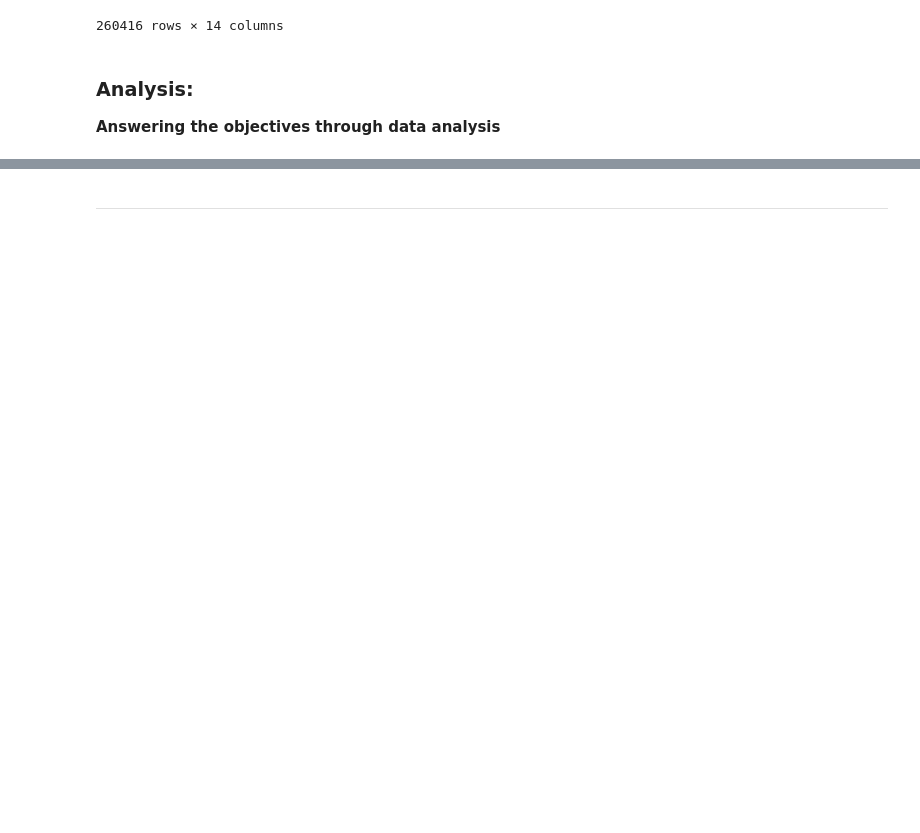
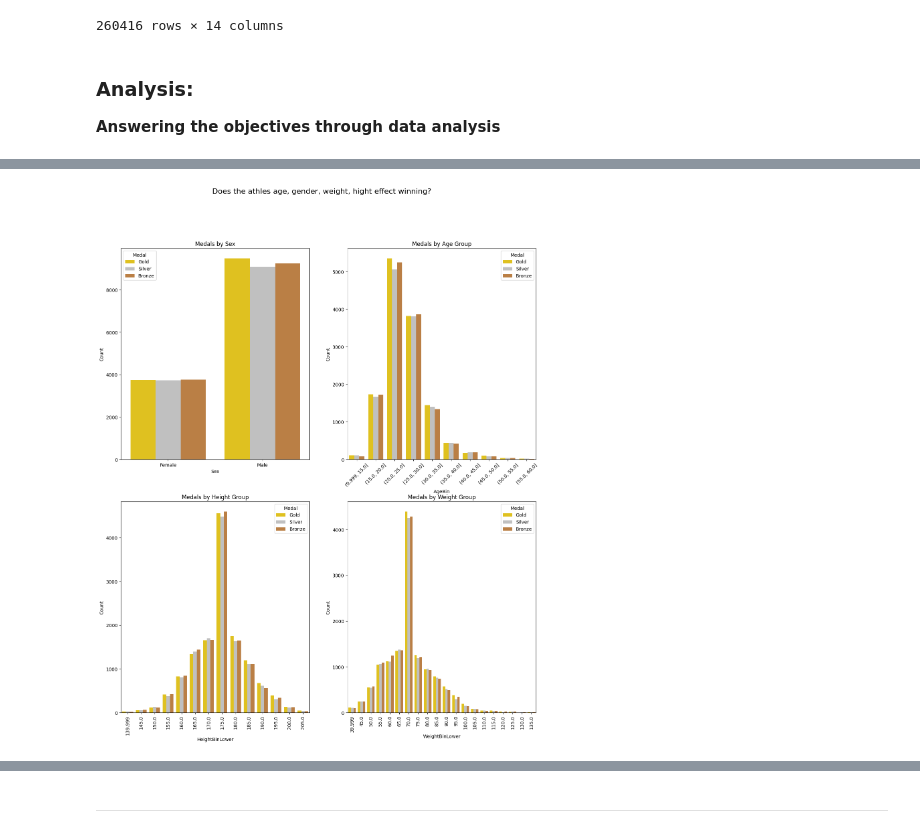
Before and after one commit to Yaqeenalsari/projecr2-Olympics, a Jupyter notebook: eda_template.ipynb, the cells around one changed output, grey strips where cells are left out. Saved outputs shown, nothing was run; the diff lists cells and outputs as text; code cells hidden in the pictures; blank space fills up the shorter version.

```diff
--- a/eda_template.ipynb
+++ b/eda_template.ipynb
@@ -516,0 +459,39 @@ plt.show()
+# %%
+#visualize it:
+
+#for the colors :
+medal_colors = {
+    "Gold":   "#FFD700",   # gold
+    "Silver": "#C0C0C0",   # silver
+    "Bronze": "#CD7F32"    # bronze
+}
+
+
+fig, axs = plt.subplots(2, 2, figsize=(16, 18))
+fig.suptitle('Does the athles age, gender, weight, hight effect winning?', fontsize=16)
+
+#sex
+sns.barplot(data=sex_medals, x='Sex', y='Count', hue='Medal',
+            hue_order=['Gold','Silver','Bronze'], ax=axs[0,0],
+            palette=medal_colors,)
+axs[0,0].set_title("Medals by Sex")
+
+# age
+sns.barplot(data=age_medals, x='AgeBin', y='Count', hue='Medal',
+            hue_order=['Gold','Silver','Bronze'], ax=axs[0,1], palette=medal_colors,)
+axs[0,1].set_title("Medals by Age Group")
+axs[0,1].tick_params(axis='x', rotation=45)
+
+# height
+sns.barplot(data=height_medals, x='HeightBinLower', y='Count', hue='Medal',
+            hue_order=['Gold','Silver','Bronze'], ax=axs[1,0],palette=medal_colors,)
+axs[1,0].set_title("Medals by Height Group")
+axs[1,0].tick_params(axis='x', rotation=90)
+
+# Weight
+sns.barplot(data=weight_medals, x='WeightBinLower', y='Count', hue='Medal',
+            hue_order=['Gold','Silver','Bronze'], ax=axs[1,1], palette=medal_colors,)
+axs[1,1].set_title("Medals by Weight Group")
+axs[1,1].tick_params(axis='x', rotation=90)
+# %% [output]
+[figure, added]
```
Also changed, not shown: parts of 22 cells of this notebook.
